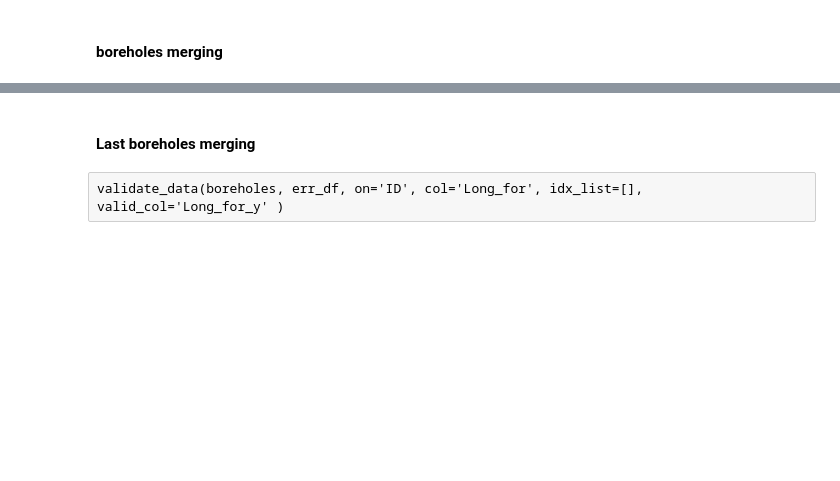
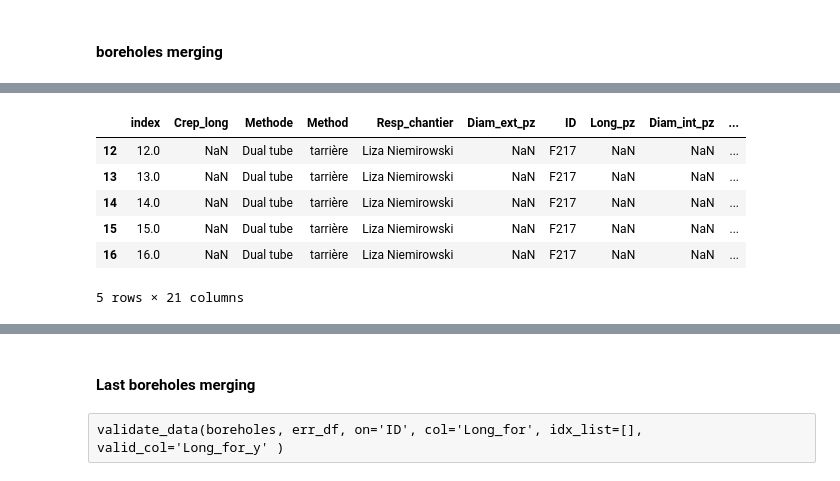
Before and after one commit to kaufmanno/GSDMA, a Jupyter notebook: playground/TFE_test/Data_gathering.ipynb, the cells around one changed output, grey strips where cells are left out. Saved outputs shown, nothing was run; the diff lists cells and outputs as text; code cells hidden in the pictures; blank space fills up the shorter version.

```diff
--- a/playground/TFE_test/Data_gathering.ipynb
+++ b/playground/TFE_test/Data_gathering.ipynb
@@ -278,5 +309,9 @@ interactive(children=(IntSlider(value=3, description='rows', max=185, min=3, rea
 # %% [markdown]
 #### boreholes merging
+# %%
+boreholes.drop('index', axis='columns', inplace=True)
+# %%
+boreholes.drop('split_distinct', axis='columns', inplace=True)
 # %%
 boreholes, err_df=gdf_merger(boreholes, mdf, how=how[1], on='ID', dist_max=2)
 check_col(boreholes)
@@ -285,2 +336,12 @@ KeyError: "None of [Index([('s', 'p', 'l', 'i', 't', '_', 'd', 'i', 's', 't', 'i
+# %%
+boreholes.loc[[12,13,14,15,16],:]
+# %% [output]
+|  | index | Crep_long | Methode | Method | Resp_chantier | Diam_ext_pz | ID | Long_pz | Diam_int_pz | ... |
+| 12 | 12.0 | NaN | Dual tube | tarrière | Liza Niemirowski | NaN | F217 | NaN | NaN | ... |
+| 13 | 13.0 | NaN | Dual tube | tarrière | Liza Niemirowski | NaN | F217 | NaN | NaN | ... |
+| 14 | 14.0 | NaN | Dual tube | tarrière | Liza Niemirowski | NaN | F217 | NaN | NaN | ... |
+| 15 | 15.0 | NaN | Dual tube | tarrière | Liza Niemirowski | NaN | F217 | NaN | NaN | ... |
+| 16 | 16.0 | NaN | Dual tube | tarrière | Liza Niemirowski | NaN | F217 | NaN | NaN | ... |
+5 rows × 21 columns
 # %%
 err_df
```
Also changed, not shown: parts of 11 cells of this notebook, 3 other files.
